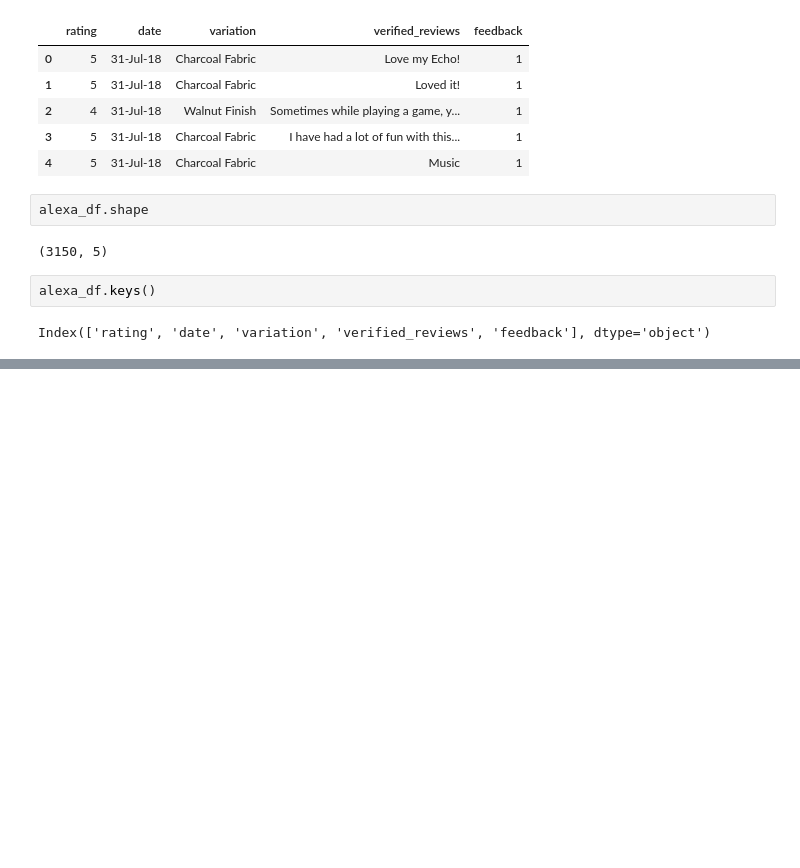
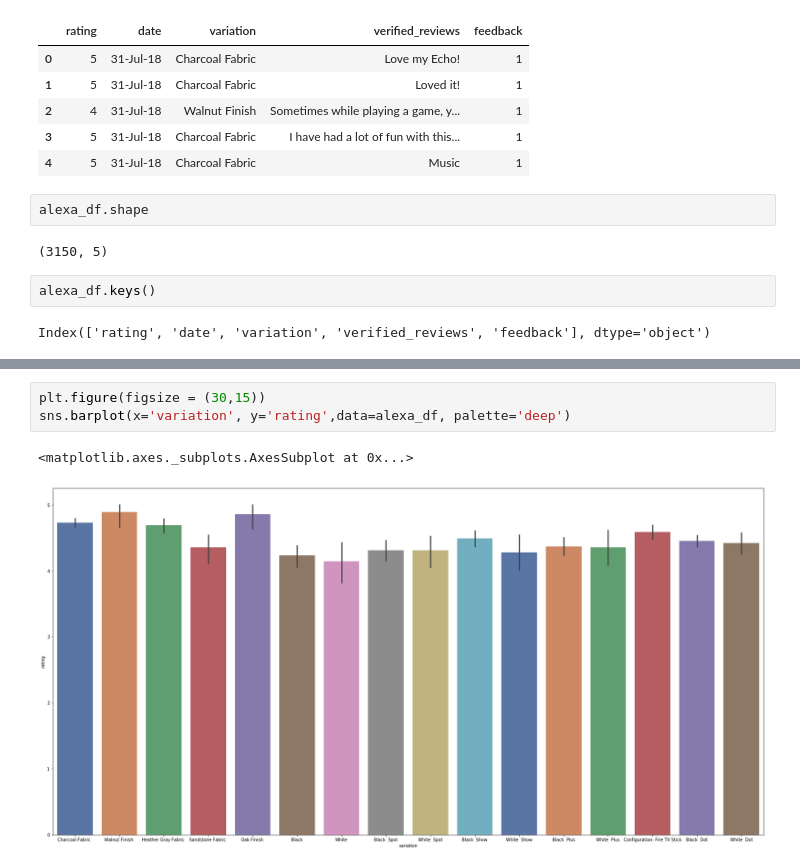
Before and after one commit to sagecodes/Amazon-Review-Classification-Random-Forest, a Jupyter notebook: Amazon review Classification Random Forest.ipynb, the cells around one changed output, grey strips where cells are left out. Saved outputs shown, nothing was run; the diff lists cells and outputs as text; blank space fills up the shorter version.

```diff
--- a/Amazon review Classification Random Forest.ipynb
+++ b/Amazon review Classification Random Forest.ipynb
@@ -45,0 +146,6 @@ alexa_df['verified_reviews']
+# %%
+plt.figure(figsize = (30,15))
+sns.barplot(x='variation', y='rating',data=alexa_df, palette='deep')
+# %% [output]
+<matplotlib.axes._subplots.AxesSubplot at 0x...>
+[figure, added]
```
Also changed, not shown: parts of 43 cells of this notebook.
